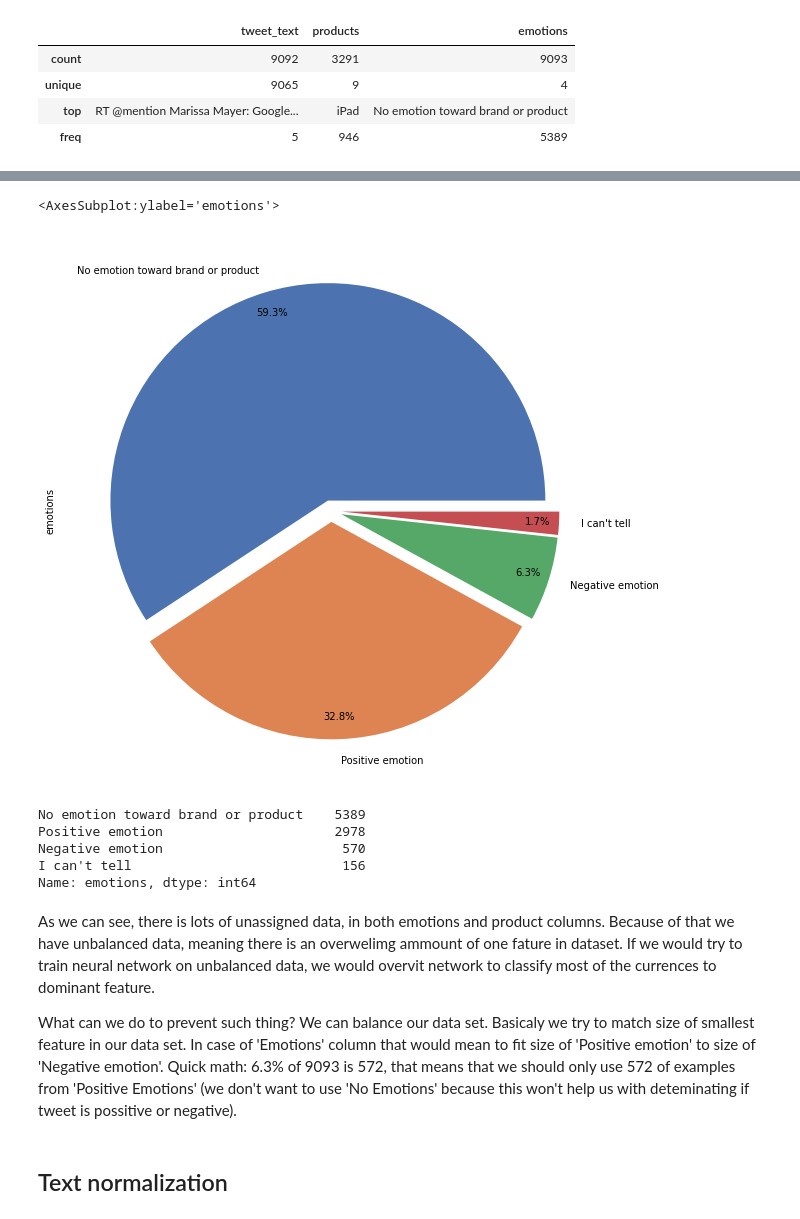
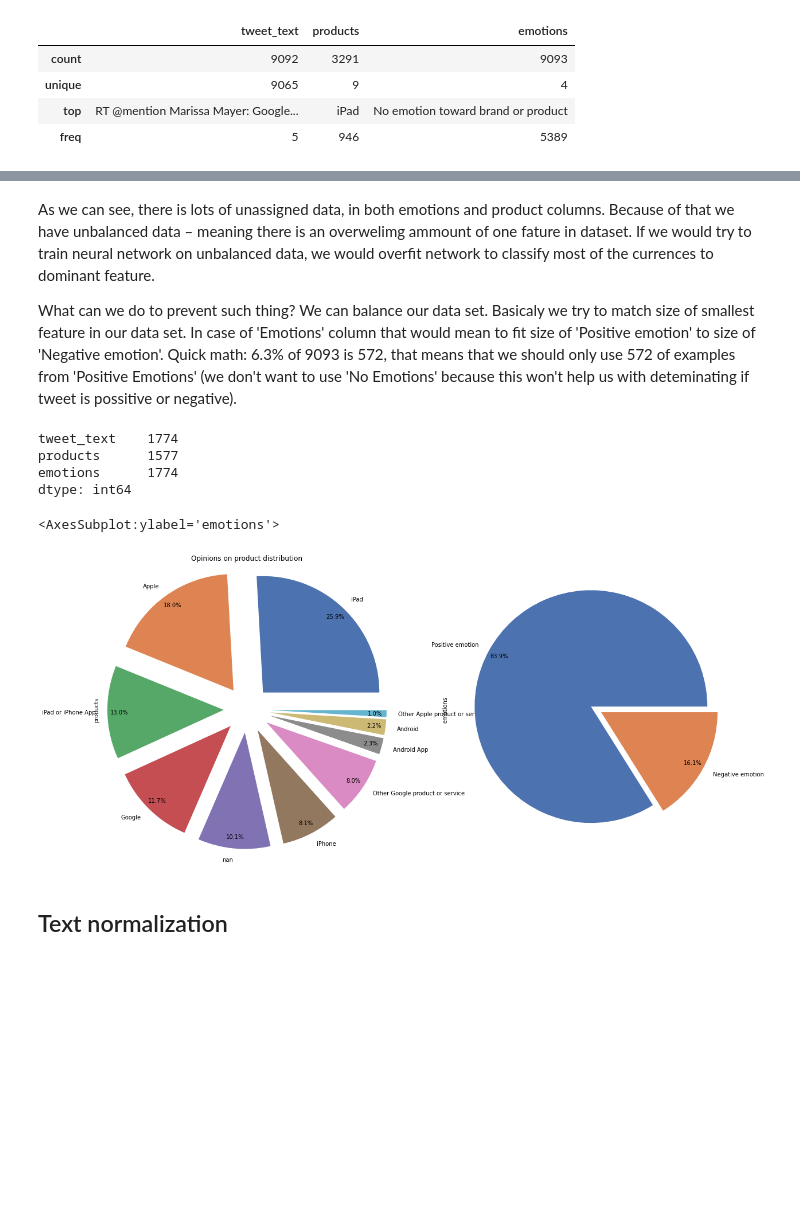
Before and after one commit to bjpietrzak/MachineLearningPractice, a Jupyter notebook: projekt.ipynb, the cells around one changed output, grey strips where cells are left out. Drawn from its saved outputs; the diff is of its cells as text; code cells hidden in the pictures; blank space fills up the shorter version.

```diff
--- a/projekt.ipynb
+++ b/projekt.ipynb
@@ -45,25 +52,39 @@ Text(0.5, 1.0, 'Opinions on product distribution')
-# %%
-
-ax3 = df.emotions.value_counts(dropna=False)
-distanceEmotions = [0.05 for i in ax3]
-plt.figure(figsize=(10,10))
-ax3.plot.pie(autopct='%1.1f%%', colors=colors, explode=distanceEmotions, grid=False, pctdistance=0.90)
-# %% [output]
-<AxesSubplot:ylabel='emotions'>
-[figure, removed]
-# %%
-emotions
-# %% [output]
-No emotion toward brand or product    5389
-Positive emotion                      2978
-Negative emotion                       570
-I can't tell                           156
-Name: emotions, dtype: int64
 # %% [markdown]
-As we can see, there is lots of unassigned data, in both emotions and product columns. Because of that we have unbalanced data, meaning there is an overwelimg ammount of one fature in dataset.
-If we would try to train neural network on unbalanced data, we would overvit network to classify most of the currences to dominant feature.
+As we can see, there is lots of unassigned data, in both emotions and product columns. Because of that we have unbalanced data – meaning there is an overwelimg ammount of one fature in dataset.
+If we would try to train neural network on unbalanced data, we would overfit network to classify most of the currences to dominant feature.
 
 What can we do to prevent such thing? We can balance our data set. Basicaly we try to match size of smallest feature in our data set. In case of 'Emotions' column that would mean to fit size of 'Positive emotion' to size of 'Negative emotion'. Quick math: 6.3% of 9093 is 572, that means that we should only use 572 of examples from 'Positive Emotions' (we don't want to use 'No Emotions' because this won't help us with deteminating if tweet is possitive or negative).
+# %%
+throw_away = df.loc[df.emotions.isin(["No emotion toward brand or product","I can't tell"])].index
+df.drop(throw_away, inplace=True)
+
+possitive_emotions = df.emotions.loc[df.emotions == "Positive emotion"].index
+df.sample(frac=1 - 0.5)
+# %% [output]
+tweet_text    1774
+products      1577
+emotions      1774
+dtype: int64
+# %%
+products= df['products'].value_counts(dropna=False)
+emotions=df['emotions'].value_counts(dropna=False)
+
+distance = [0.2 for i in products]
+labels = ['' for i in products]
+colors = sns.color_palette('deep')
+
+fig = plt.figure(figsize=(20,20))
+fig.add_subplot(1,2,1)
+ax = products.plot.pie(autopct='%1.1f%%', colors=colors, explode=distance, grid=False, pctdistance=0.90)
+ax.set_title('Opinions on product distribution')
+
+fig.add_subplot(1,2,2)
+ax3 = df.emotions.value_counts(dropna=False)
+distanceEmotions = [0.05 for i in ax3]
+ax3.plot.pie(autopct='%1.1f%%', colors=colors, explode=distanceEmotions, grid=False, pctdistance=0.90)
+# %% [output]
+<AxesSubplot:ylabel='emotions'>
+[figure, added]
 # %% [markdown]
 ## Text normalization
 # %%
```
Also changed, not shown: parts of 9 cells of this notebook.
